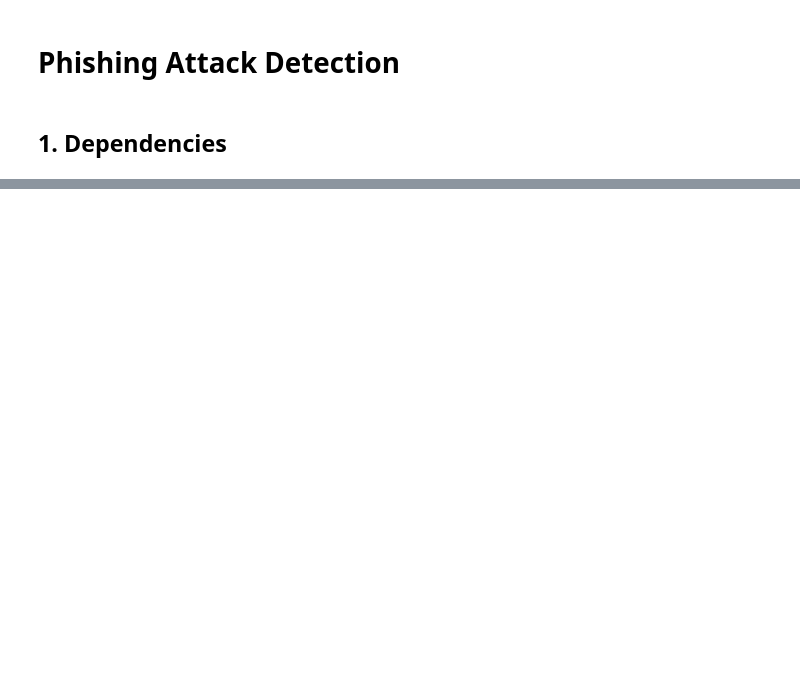
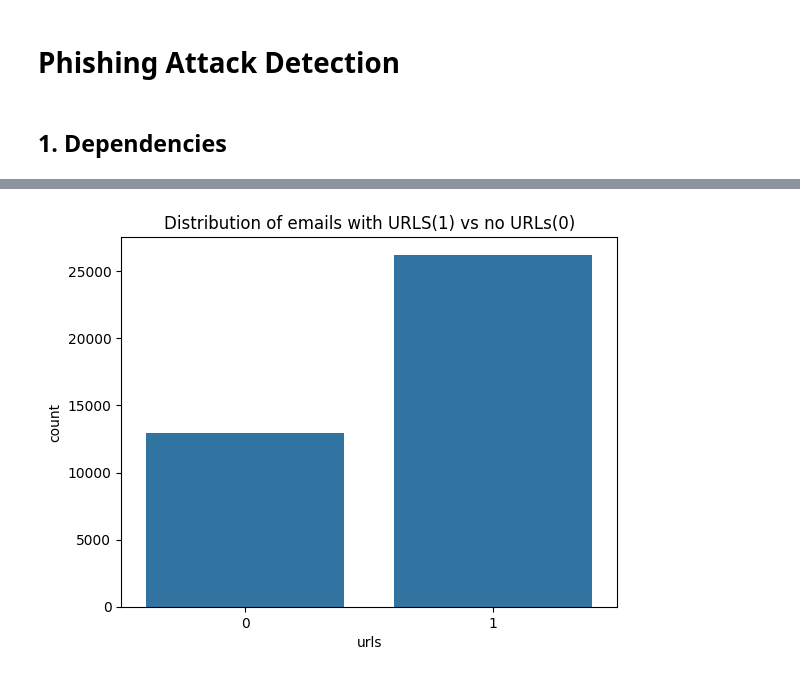
Before and after one commit to Mcube728/phishing-email-detection, a Jupyter notebook: Phishing Website Detector.ipynb, the cells around one changed output, grey strips where cells are left out. Saved outputs shown, nothing was run; the diff lists cells and outputs as text; code cells hidden in the pictures; blank space fills up the shorter version.

```diff
--- a/Phishing Website Detector.ipynb
+++ b/Phishing Website Detector.ipynb
@@ -181,0 +34,5 @@ Precision_test: 0.9296998420221169
+# %%
+df = pd.read_csv('datasets/archive/CEAS_08.csv')
+df.head()
+df.info()
+df.isnull().sum()
@@ -181,0 +62,6 @@ Precision_test: 0.9296998420221169
+# %%
+sns.countplot(x='urls', data=df)
+plt.title('Distribution of emails with URLS(1) vs no URLs(0)')
+plt.show()
+# %% [output]
+[figure, added]
```
Also changed, not shown: parts of 60 cells of this notebook, 6 other files.
